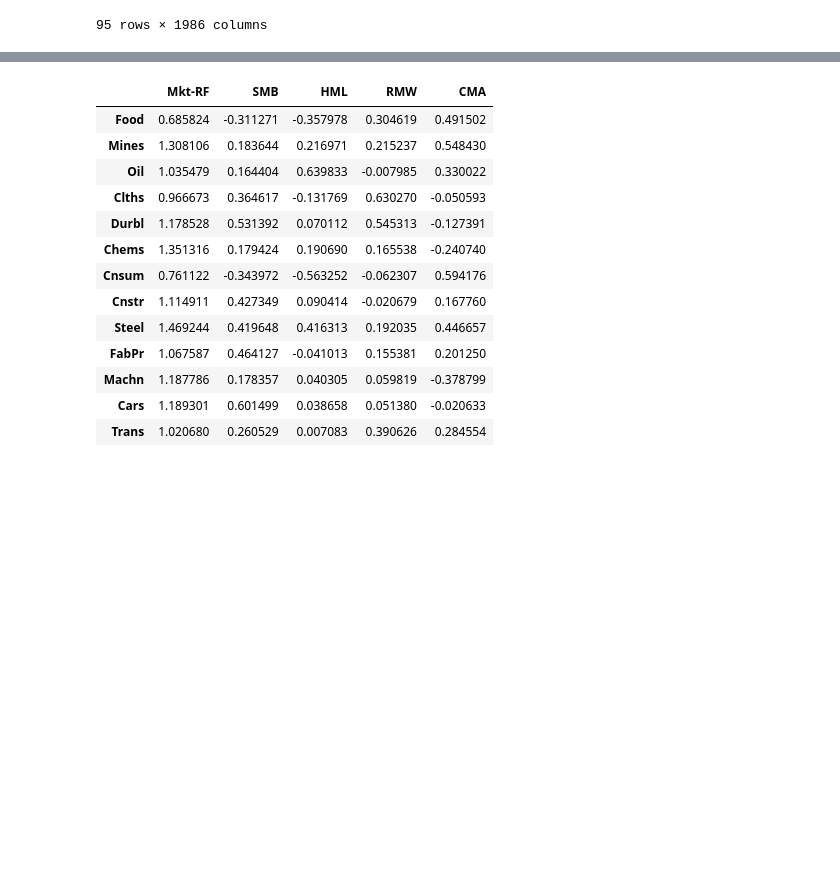
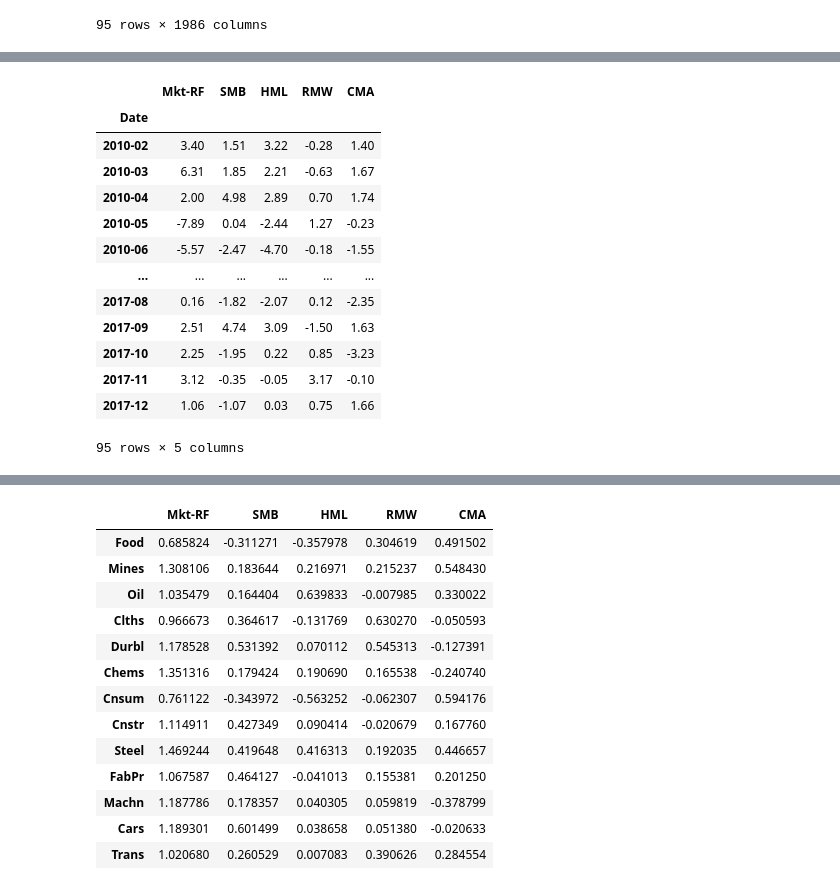
Before and after one commit to JeongSoYoun/qe, a Jupyter notebook: resource/machine_learning_for_algorithmic_trading_2nd_edition/part7_linear_model/linear_factor.ipynb, the cells around one changed output, grey strips where cells are left out. Cells and saved outputs as stored; diff of their text form; code cells hidden in the pictures; blank space fills up the shorter version.

```diff
--- a/resource/machine_learning_for_algorithmic_trading_2nd_edition/part7_linear_model/linear_factor.ipynb
+++ b/resource/machine_learning_for_algorithmic_trading_2nd_edition/part7_linear_model/linear_factor.ipynb
@@ -329,0 +327,18 @@ memory usage: 6.5 KB
+# %%
+ff_factor_data = ff_factor_data.drop('RF', axis=1)
+ff_factor_data
+# %% [output]
+|  | Mkt-RF | SMB | HML | RMW | CMA |
+| Date |  |  |  |  |  |
+| 2010-02 | 3.40 | 1.51 | 3.22 | -0.28 | 1.40 |
+| 2010-03 | 6.31 | 1.85 | 2.21 | -0.63 | 1.67 |
+| 2010-04 | 2.00 | 4.98 | 2.89 | 0.70 | 1.74 |
+| 2010-05 | -7.89 | 0.04 | -2.44 | 1.27 | -0.23 |
+| 2010-06 | -5.57 | -2.47 | -4.70 | -0.18 | -1.55 |
+| ... | ... | ... | ... | ... | ... |
+| 2017-08 | 0.16 | -1.82 | -2.07 | 0.12 | -2.35 |
+| 2017-09 | 2.51 | 4.74 | 3.09 | -1.50 | 1.63 |
+| 2017-10 | 2.25 | -1.95 | 0.22 | 0.85 | -3.23 |
+| 2017-11 | 3.12 | -0.35 | -0.05 | 3.17 | -0.10 |
+| 2017-12 | 1.06 | -1.07 | 0.03 | 0.75 | 1.66 |
+95 rows × 5 columns
```
Also changed, not shown: parts of 15 cells of this notebook.
